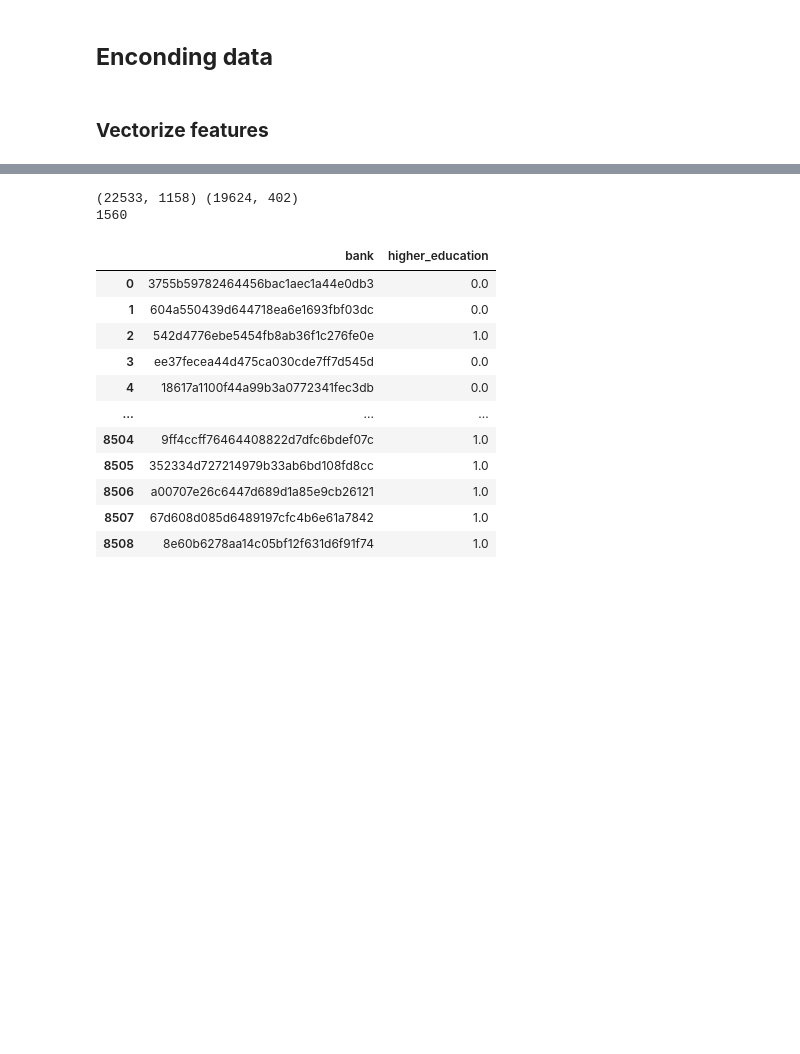
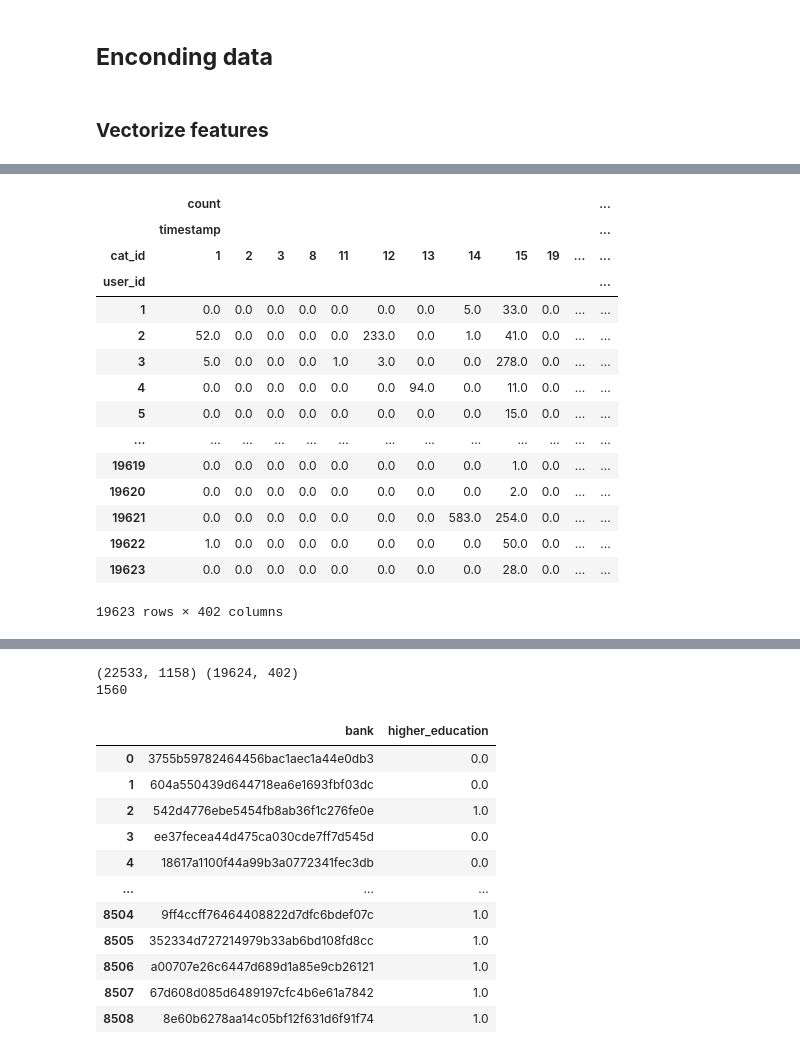
Before and after one commit to nikonovone/Data-Science, a Jupyter notebook: Competitions/Data Fusion Contest 2022. Educational/Data_Fusion_Contest_2022_Educational.ipynb, the cells around one changed output, grey strips where cells are left out. Drawn from its saved outputs; the diff is of its cells as text; code cells hidden in the pictures; blank space fills up the shorter version.

Commit message:
data pivot creating

```diff
--- a/Competitions/Data Fusion Contest 2022. Educational/Data_Fusion_Contest_2022_Educational.ipynb
+++ b/Competitions/Data Fusion Contest 2022. Educational/Data_Fusion_Contest_2022_Educational.ipynb
@@ -403,0 +521,6 @@ bankclient_embed.to_csv('Data/bankclient_embed.csv')
+# %%
+clickstream['timestamp_year'] = clickstream['timestamp'].apply(lambda x: x.year)
+# %%
+clickstream['timestamp_month'] = clickstream['timestamp'].apply(lambda x: x.month)
+# %%
+clickstream.drop(columns=['new_uid','timestamp'], inplace=True)
@@ -404,3 +570,27 @@ bankclient_embed.to_csv('Data/bankclient_embed.csv')
+# %%
+clickstream_embed = clickstream.pivot_table(index = 'user_id',
+                         values=['timestamp'],
+                         columns=['cat_id'],
+                         aggfunc=['count']).fillna(0)
+# %%
+clickstream_embed
+# %% [output]
+|  | count |  |  |  |  |  |  |  |  |  |  | ... |
+|  | timestamp |  |  |  |  |  |  |  |  |  |  | ... |
+| cat_id | 1 | 2 | 3 | 8 | 11 | 12 | 13 | 14 | 15 | 19 | ... | ... |
+| user_id |  |  |  |  |  |  |  |  |  |  |  | ... |
+| 1 | 0.0 | 0.0 | 0.0 | 0.0 | 0.0 | 0.0 | 0.0 | 5.0 | 33.0 | 0.0 | ... | ... |
+| 2 | 52.0 | 0.0 | 0.0 | 0.0 | 0.0 | 233.0 | 0.0 | 1.0 | 41.0 | 0.0 | ... | ... |
+| 3 | 5.0 | 0.0 | 0.0 | 0.0 | 1.0 | 3.0 | 0.0 | 0.0 | 278.0 | 0.0 | ... | ... |
+| 4 | 0.0 | 0.0 | 0.0 | 0.0 | 0.0 | 0.0 | 94.0 | 0.0 | 11.0 | 0.0 | ... | ... |
+| 5 | 0.0 | 0.0 | 0.0 | 0.0 | 0.0 | 0.0 | 0.0 | 0.0 | 15.0 | 0.0 | ... | ... |
+| ... | ... | ... | ... | ... | ... | ... | ... | ... | ... | ... | ... | ... |
+| 19619 | 0.0 | 0.0 | 0.0 | 0.0 | 0.0 | 0.0 | 0.0 | 0.0 | 1.0 | 0.0 | ... | ... |
+| 19620 | 0.0 | 0.0 | 0.0 | 0.0 | 0.0 | 0.0 | 0.0 | 0.0 | 2.0 | 0.0 | ... | ... |
+| 19621 | 0.0 | 0.0 | 0.0 | 0.0 | 0.0 | 0.0 | 0.0 | 583.0 | 254.0 | 0.0 | ... | ... |
+| 19622 | 1.0 | 0.0 | 0.0 | 0.0 | 0.0 | 0.0 | 0.0 | 0.0 | 50.0 | 0.0 | ... | ... |
+| 19623 | 0.0 | 0.0 | 0.0 | 0.0 | 0.0 | 0.0 | 0.0 | 0.0 | 28.0 | 0.0 | ... | ... |
+19623 rows × 402 columns
 # %%
 clickstream_embed = clickstream.pivot_table(index = 'user_id',
                          values=['timestamp'],
```
Also changed, not shown: parts of 34 cells of this notebook.
